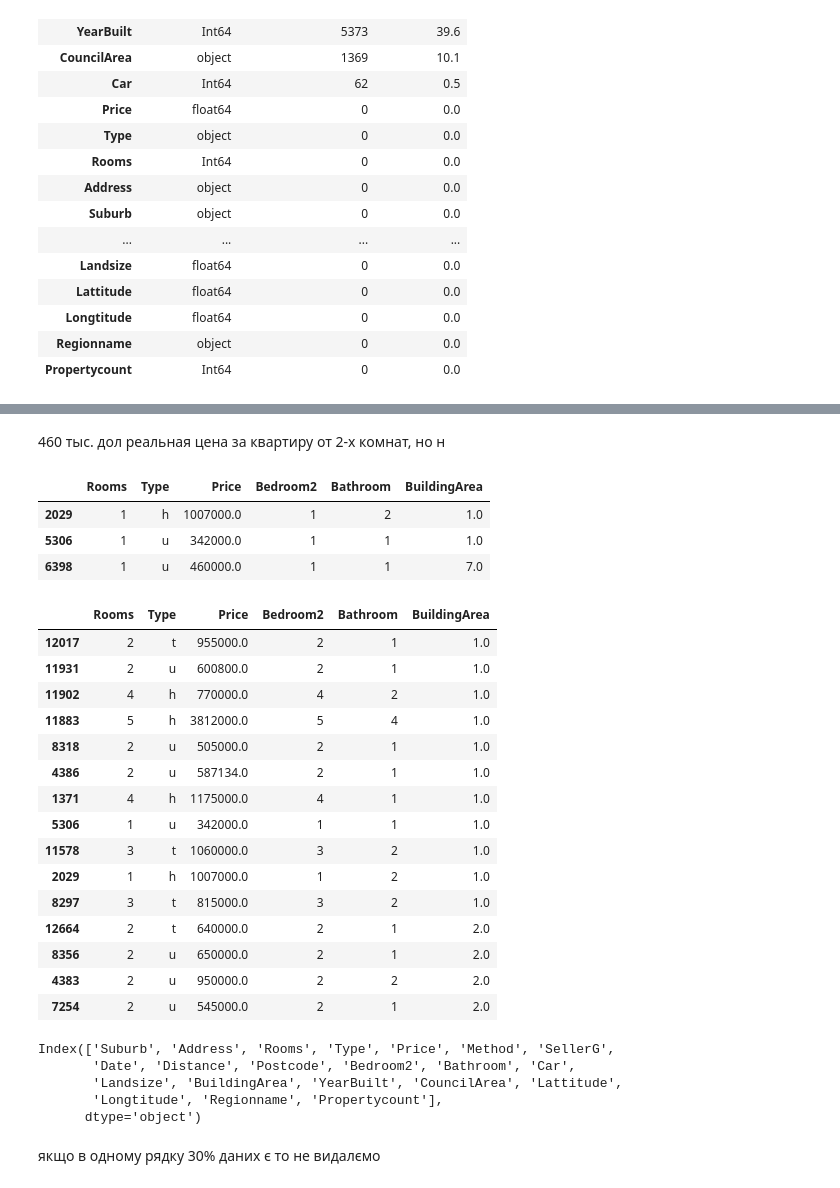
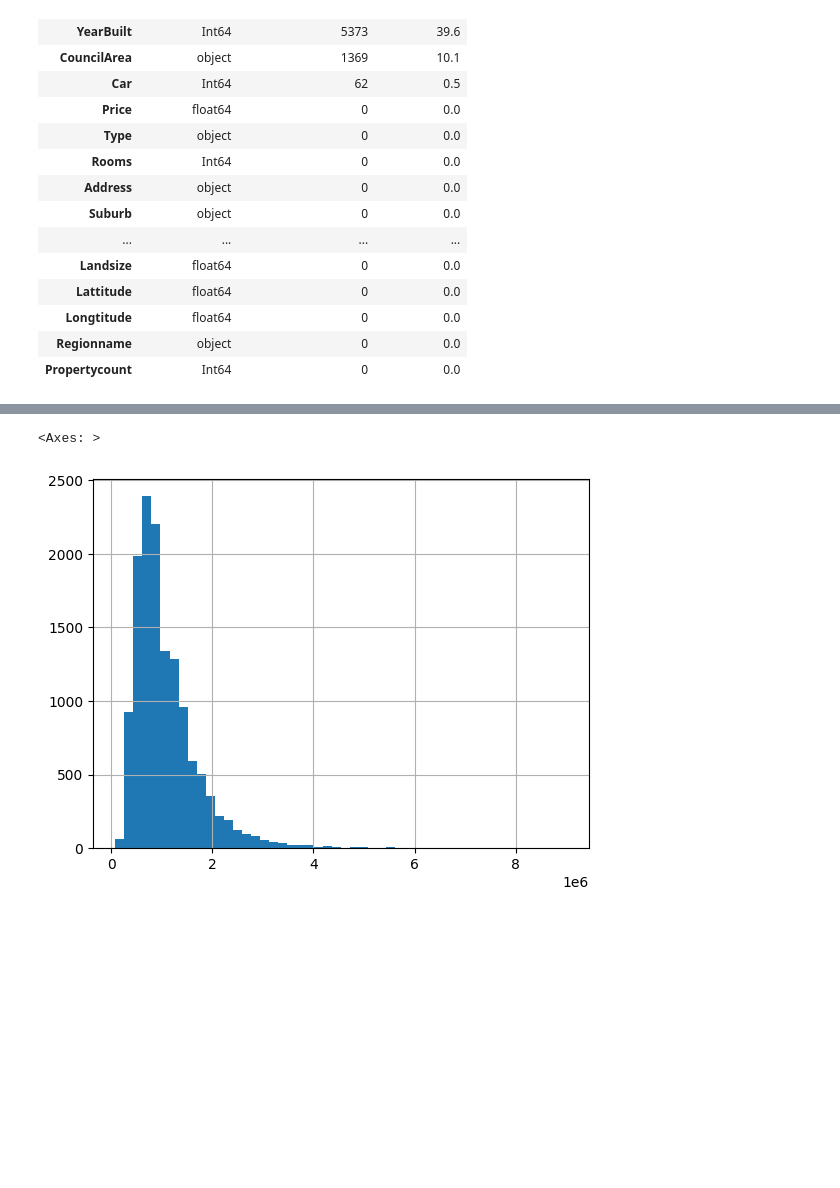
Before and after one commit to Alister44/Melbourne_Housing, a Jupyter notebook: notebooks/solution_easy.ipynb, the cells around one changed output, grey strips where cells are left out. Saved outputs shown, nothing was run; the diff lists cells and outputs as text; code cells hidden in the pictures; blank space fills up the shorter version.

```diff
--- a/notebooks/solution_easy.ipynb
+++ b/notebooks/solution_easy.ipynb
@@ -300,38 +265,5 @@ dtype: float64
-# %% [markdown]
-460 тыс. дол реальная цена за квартиру от 2-х комнат, но н
-# %%
-df.loc[(df['Rooms']==1) & (df['BuildingArea']<15), ['Rooms', 'Type', 'Price','Bedroom2', 'Bathroom','BuildingArea']]
-# %% [output]
-|  | Rooms | Type | Price | Bedroom2 | Bathroom | BuildingArea |
-| 2029 | 1 | h | 1007000.0 | 1 | 2 | 1.0 |
-| 5306 | 1 | u | 342000.0 | 1 | 1 | 1.0 |
-| 6398 | 1 | u | 460000.0 | 1 | 1 | 7.0 |
-# %%
-df.loc[df['BuildingArea']<15, ['Rooms', 'Type', 'Price','Bedroom2', 'Bathroom','BuildingArea']].sort_values(by='BuildingArea').head(15)
-# %% [output]
-|  | Rooms | Type | Price | Bedroom2 | Bathroom | BuildingArea |
-| 12017 | 2 | t | 955000.0 | 2 | 1 | 1.0 |
-| 11931 | 2 | u | 600800.0 | 2 | 1 | 1.0 |
-| 11902 | 4 | h | 770000.0 | 4 | 2 | 1.0 |
-| 11883 | 5 | h | 3812000.0 | 5 | 4 | 1.0 |
-| 8318 | 2 | u | 505000.0 | 2 | 1 | 1.0 |
-| 4386 | 2 | u | 587134.0 | 2 | 1 | 1.0 |
-| 1371 | 4 | h | 1175000.0 | 4 | 1 | 1.0 |
-| 5306 | 1 | u | 342000.0 | 1 | 1 | 1.0 |
-| 11578 | 3 | t | 1060000.0 | 3 | 2 | 1.0 |
-| 2029 | 1 | h | 1007000.0 | 1 | 2 | 1.0 |
-| 8297 | 3 | t | 815000.0 | 3 | 2 | 1.0 |
-| 12664 | 2 | t | 640000.0 | 2 | 1 | 2.0 |
-| 8356 | 2 | u | 650000.0 | 2 | 1 | 2.0 |
-| 4383 | 2 | u | 950000.0 | 2 | 2 | 2.0 |
-| 7254 | 2 | u | 545000.0 | 2 | 1 | 2.0 |
-# %%
-df.columns
-# %% [output]
-Index(['Suburb', 'Address', 'Rooms', 'Type', 'Price', 'Method', 'SellerG',
-       'Date', 'Distance', 'Postcode', 'Bedroom2', 'Bathroom', 'Car',
-       'Landsize', 'BuildingArea', 'YearBuilt', 'CouncilArea', 'Lattitude',
-       'Longtitude', 'Regionname', 'Propertycount'],
-      dtype='object')
-# %% [markdown]
-якщо в одному рядку 30% даних є то не видалємо
+# %%
+df['Price'].hist(bins=50)
+# %% [output]
+<Axes: >
+[figure, added]
```
Also changed, not shown: parts of 8 cells of this notebook.
